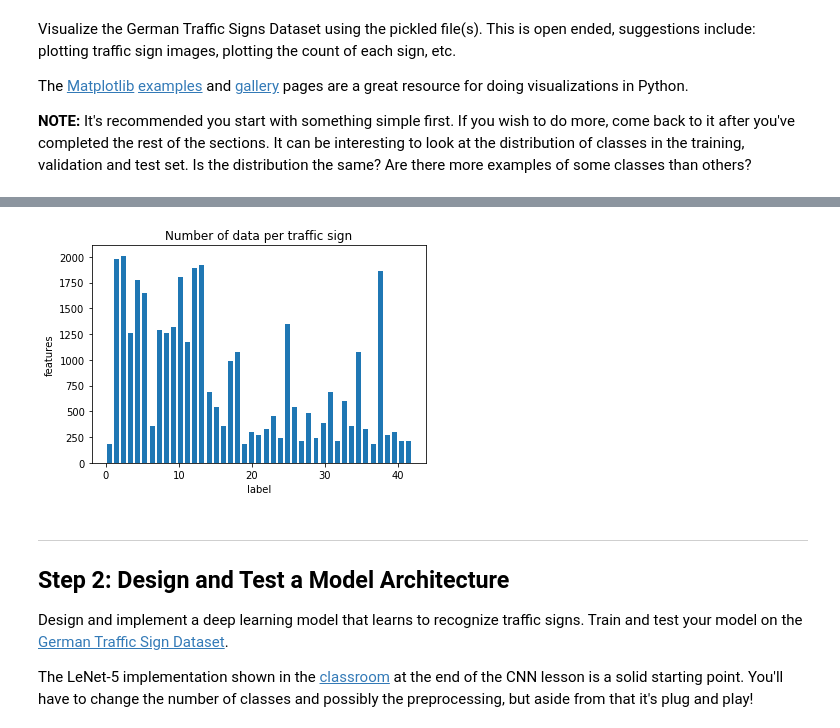
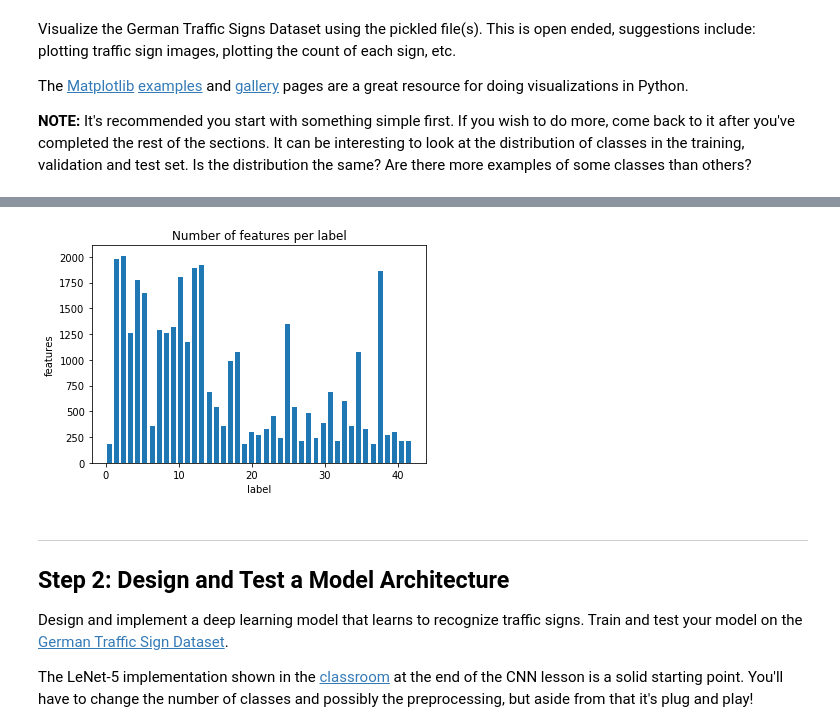
Before and after one commit to dimonge/Traffic-Sign-Classifier, a Jupyter notebook: Traffic_Sign_Classifier.ipynb, the cells around one changed output, grey strips where cells are left out. Cells and saved outputs as stored; diff of their text form; code cells hidden in the pictures.

```diff
--- a/Traffic_Sign_Classifier.ipynb
+++ b/Traffic_Sign_Classifier.ipynb
@@ -121,15 +121,15 @@ for i in range(number_of_sample):
 # %%
 # Histogram of the label against the features
 hist, bins = np.histogram(y_train, bins=n_classes)
 width = 0.7 * (bins[1] - bins[0])
 center = (bins[:-1] + bins[1:]) / 2
 plt.bar(center, hist, align='center', width=width)
-plt.title('Number of data per traffic sign')
+plt.title('Number of features per label')
 plt.xlabel('label')
 plt.ylabel('features')
 plt.show()
 # %% [output]
-[figure, old version]
+[figure, new version]
 # %% [markdown]
 ----
 
```
Also changed, not shown: parts of 6 cells of this notebook, 4 other files.
